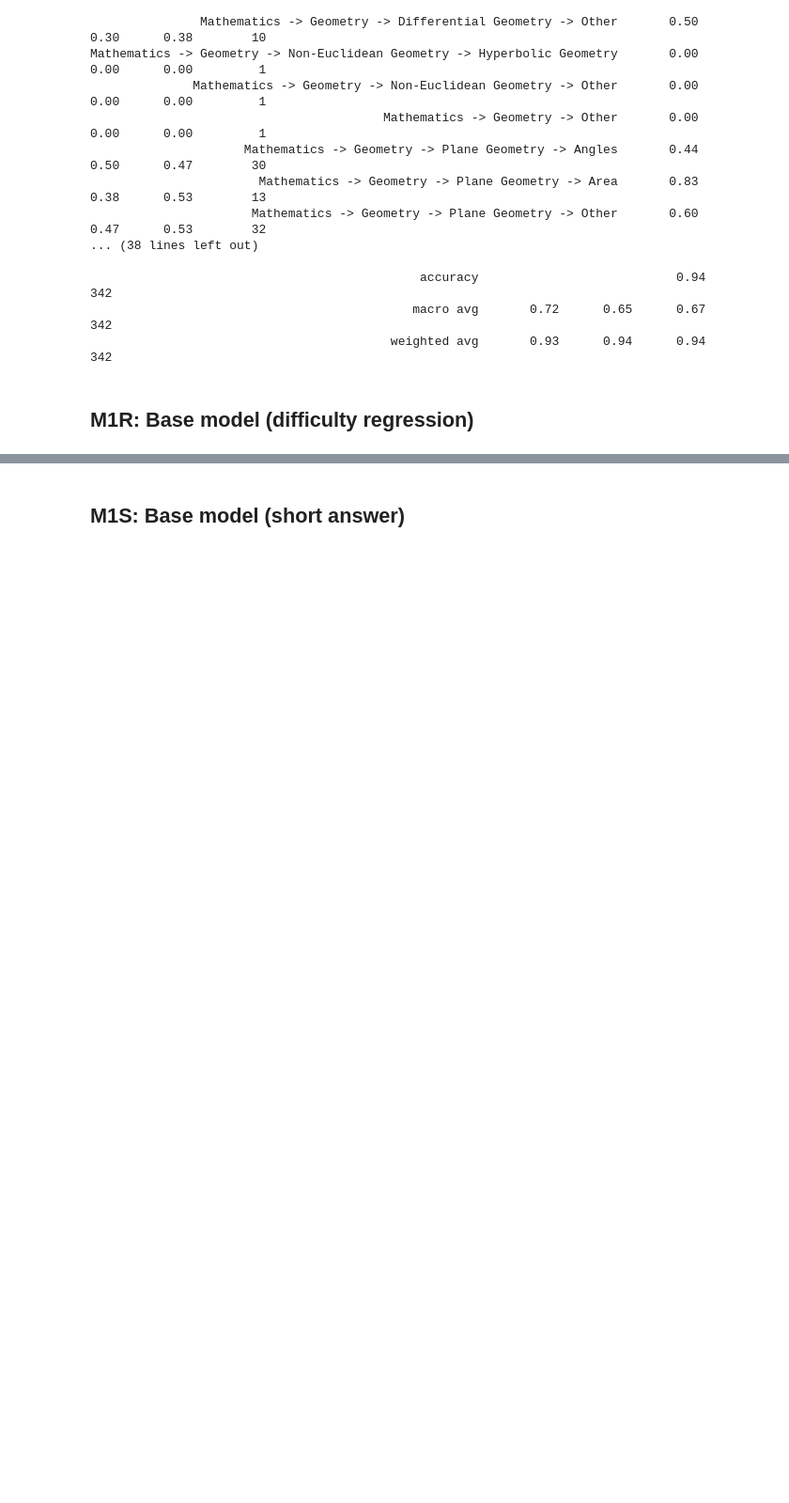
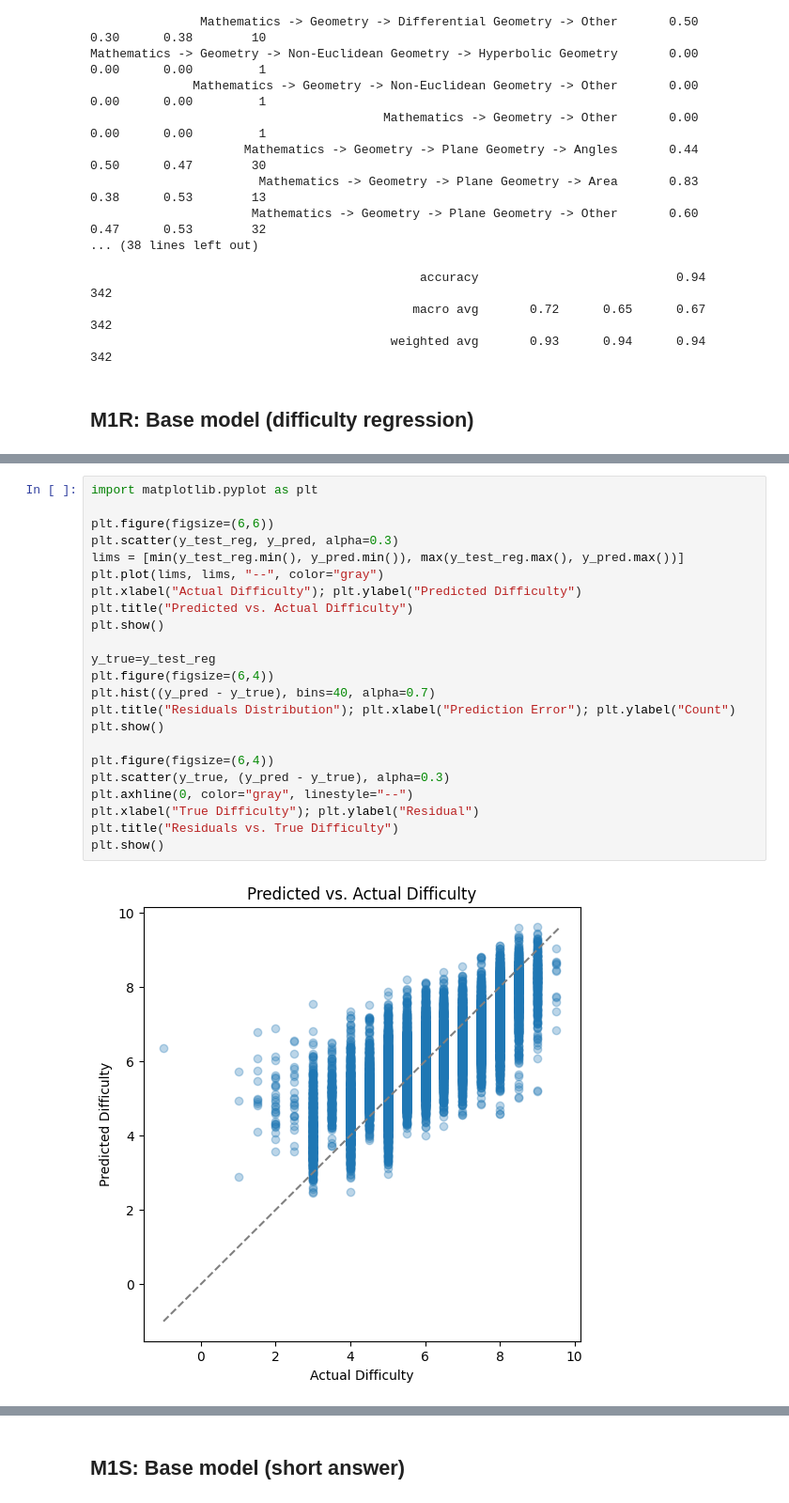
Before and after one commit to mattteochen/polimi-nlp, a Jupyter notebook: main.ipynb, the cells around one changed output, grey strips where cells are left out. Shown at 94% size. Drawn from its saved outputs; the diff is of its cells as text; blank space fills up the shorter version.

```diff
--- a/main.ipynb
+++ b/main.ipynb
@@ -1821,0 +2395,25 @@ Mathematics -> Geometry -> Non-Euclidean Geometry -> Hyperbolic Geometry       0
+# %%
+import matplotlib.pyplot as plt
+
+plt.figure(figsize=(6,6))
+plt.scatter(y_test_reg, y_pred, alpha=0.3)
+lims = [min(y_test_reg.min(), y_pred.min()), max(y_test_reg.max(), y_pred.max())]
+plt.plot(lims, lims, "--", color="gray")
+plt.xlabel("Actual Difficulty"); plt.ylabel("Predicted Difficulty")
+plt.title("Predicted vs. Actual Difficulty")
+plt.show()
+
+y_true=y_test_reg
+plt.figure(figsize=(6,4))
+plt.hist((y_pred - y_true), bins=40, alpha=0.7)
+plt.title("Residuals Distribution"); plt.xlabel("Prediction Error"); plt.ylabel("Count")
+plt.show()
+
+plt.figure(figsize=(6,4))
+plt.scatter(y_true, (y_pred - y_true), alpha=0.3)
+plt.axhline(0, color="gray", linestyle="--")
+plt.xlabel("True Difficulty"); plt.ylabel("Residual")
+plt.title("Residuals vs. True Difficulty")
+plt.show()
+# %% [output]
+[figure, added]
```
Also changed, not shown: parts of 14 cells of this notebook.
